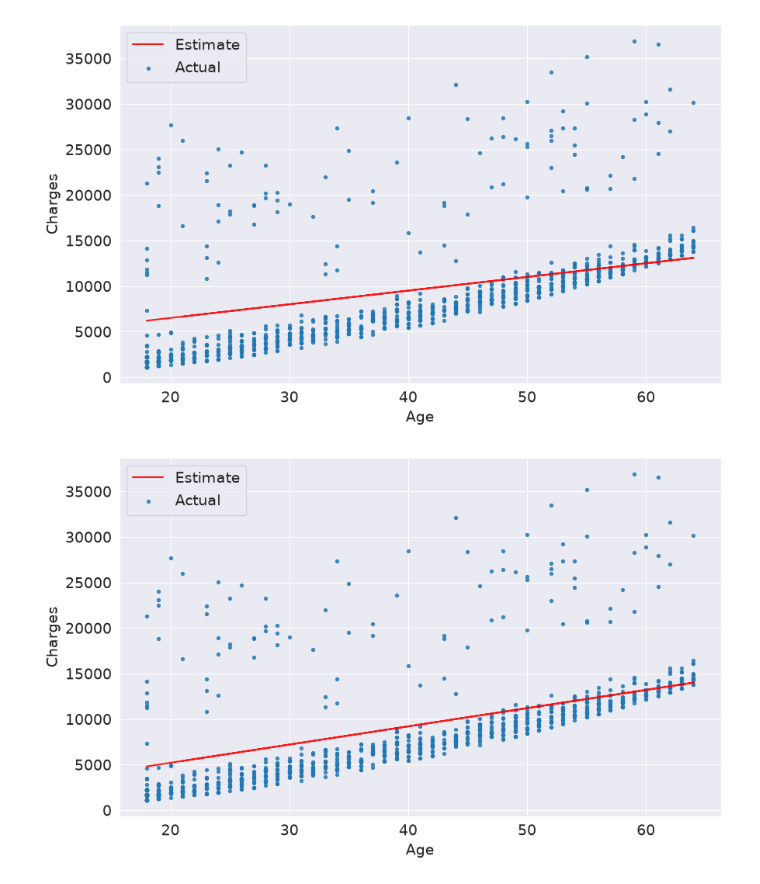
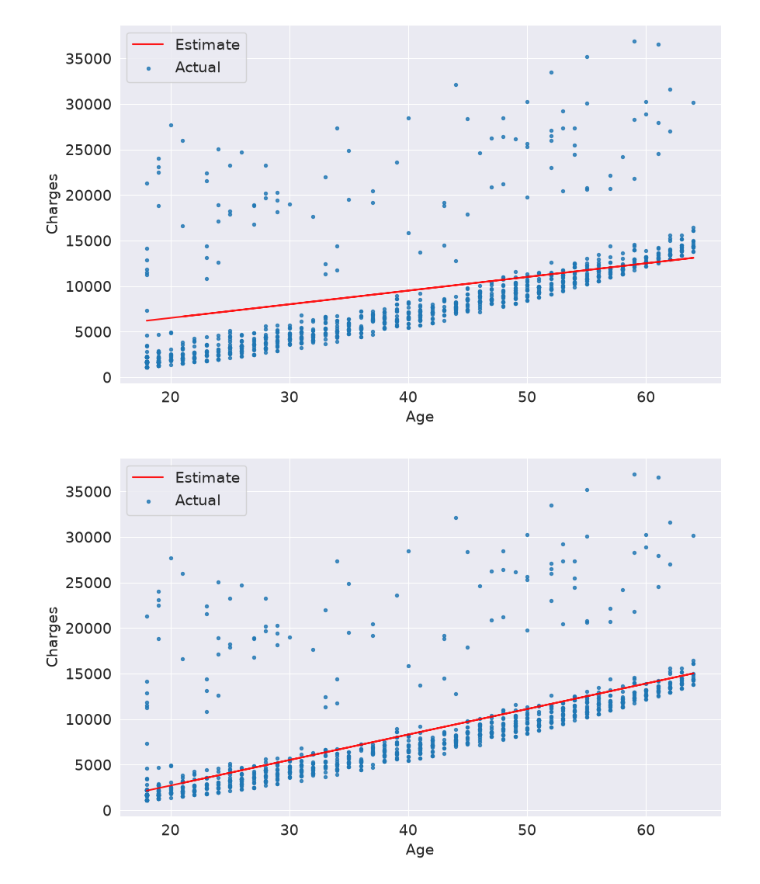
Before and after one commit to ohigginsrodriguez-cloud/Machine-Learning_Course, a Jupyter notebook: Linear-Regression/Medical-Expenses/Model_Single_Feature.ipynb, the cells around one changed output. Cells and saved outputs as stored; diff of their text form; code cells hidden in the pictures.

```diff
--- a/Linear-Regression/Medical-Expenses/Model_Single_Feature.ipynb
+++ b/Linear-Regression/Medical-Expenses/Model_Single_Feature.ipynb
@@ -181,6 +181,6 @@ try_parameters(150, 3500)
 # %% [output]
 [figure]
 # %%
-try_parameters(200, 1200)
+try_parameters(280, -2900)
 # %% [output]
-[figure, old version]
+[figure, new version]
```
Also changed, not shown: parts of 15 cells of this notebook.
